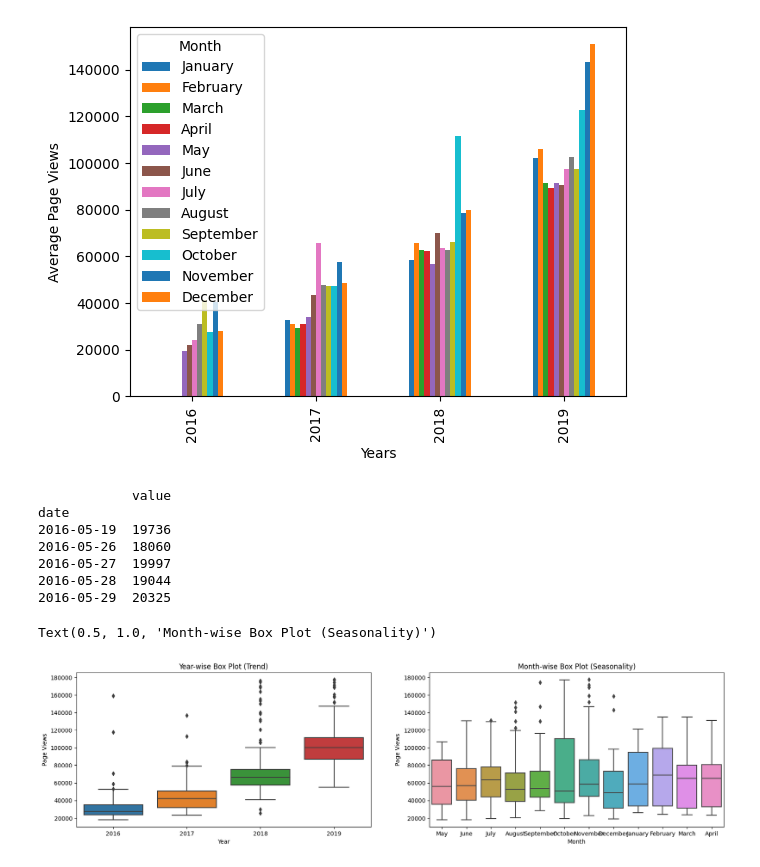
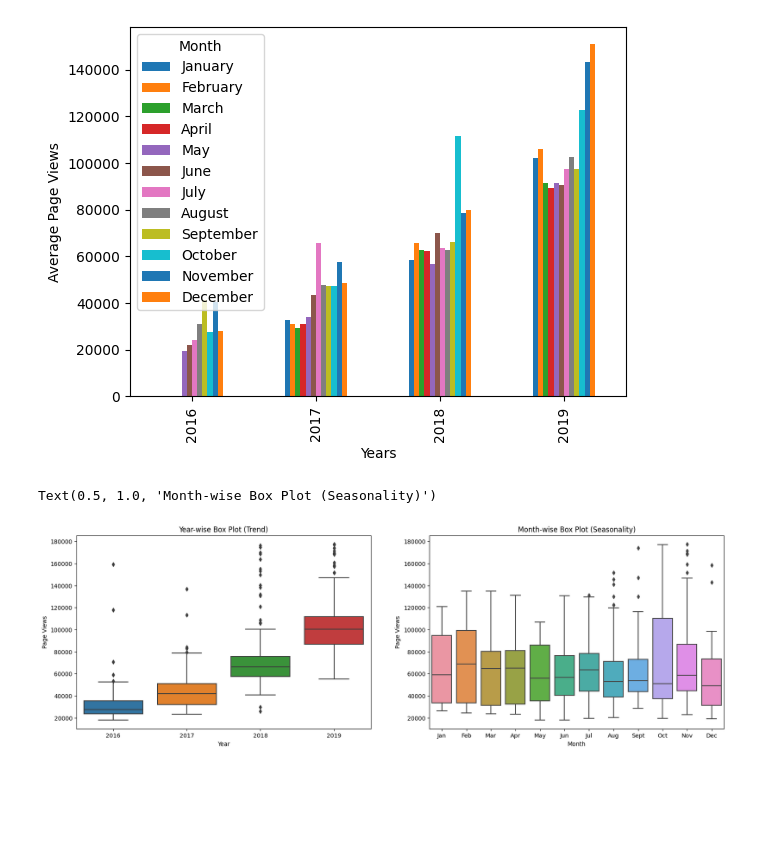
Before and after one commit to paskalwolski/time_series_visualiser, a Jupyter notebook: time_series_visualiser.ipynb, the cells around one changed output. Drawn from its saved outputs; the diff is of its cells as text; code cells hidden in the pictures; blank space fills up the shorter version.

Commit message:
Adjusted order and xticklabels of Box plot 2

```diff
--- a/time_series_visualiser.ipynb
+++ b/time_series_visualiser.ipynb
@@ -32,28 +32,23 @@ fig.savefig('bar_plot.png')
 # %% [output]
 [figure]
 # %%
-fig, (ax1, ax2) = plt.subplots(1,2)
+# Setting up figure
+fig, (ax1, ax2) = plt.subplots(1,2, figsize=(30, 12))
 fig.set_figwidth(20)
-print(df.head())
-# df_years = df.groupby([df.index.year])
-# df_years.reset_index(inplace=True)
+fig.set_figheight(6)
+
+# Plotting Trend
 sns.boxplot(data=df, ax=ax1, x=df.index.year, y='value')
 ax1.set_xlabel('Year')
 ax1.set_ylabel('Page Views')
 ax1.set_title("Year-wise Box Plot (Trend)")
-# df_years.head()
 
-sns.boxplot(data=df, ax=ax2, x=df.index.month_name(), y='value')
+# Plotting Seasonality
+sns.boxplot(data=df, ax=ax2, x=df.index.month_name(), y='value', order=['January', 'February', 'March', 'April', 'May', 'June', 'July', 'August', 'September', 'October', 'November', 'December'])
+ax2.set_xticklabels(['Jan', 'Feb', 'Mar', 'Apr', 'May', 'Jun', 'Jul', 'Aug', 'Sept', 'Oct', 'Nov', 'Dec'])
 ax2.set_xlabel('Month')
 ax2.set_ylabel('Page Views')
 ax2.set_title("Month-wise Box Plot (Seasonality)")
 # %% [output]
-            value
-date
-2016-05-19  19736
-2016-05-26  18060
-2016-05-27  19997
-2016-05-28  19044
-2016-05-29  20325
+Text(0.5, 1.0, 'Month-wise Box Plot (Seasonality)')
-Text(0.5, 1.0, 'Month-wise Box Plot (Seasonality)')
-[figure, old version]
+[figure, new version]
```
